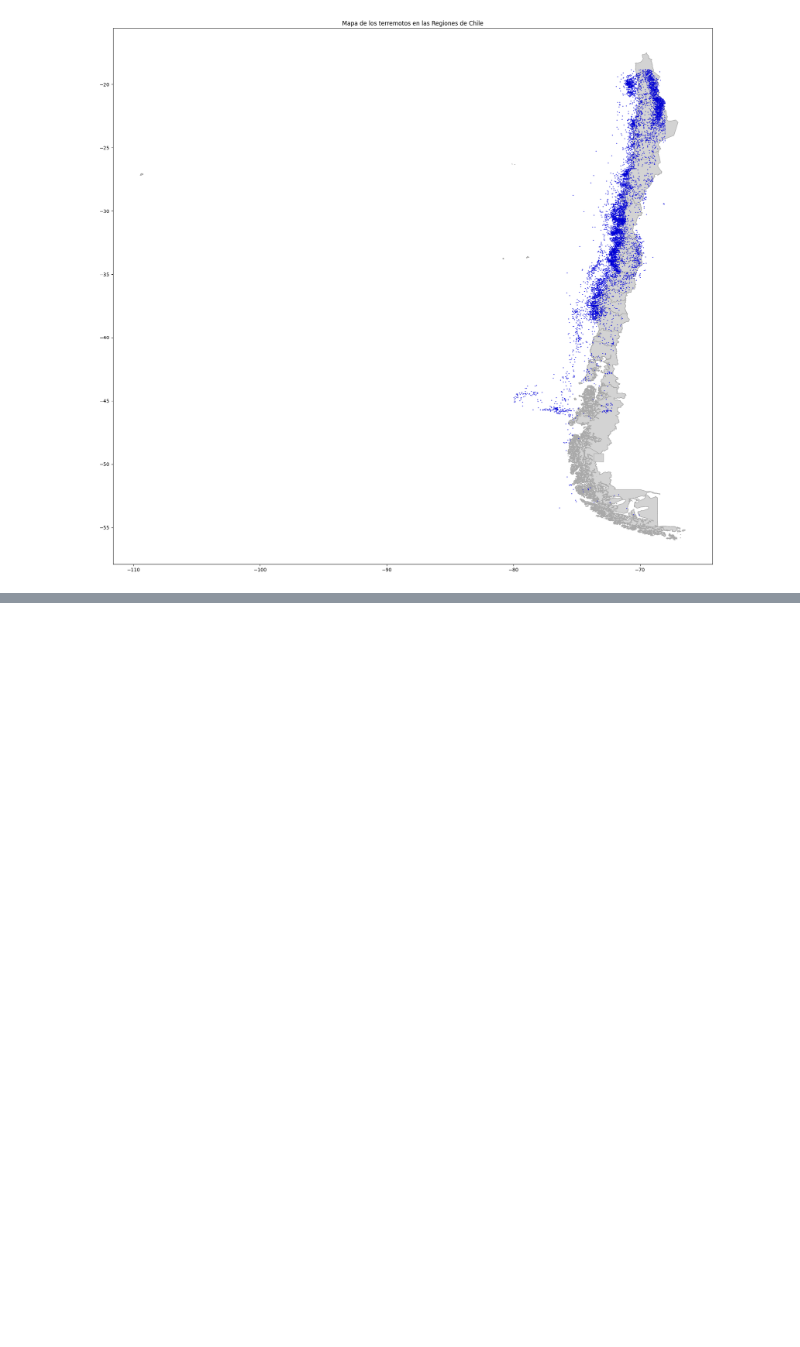
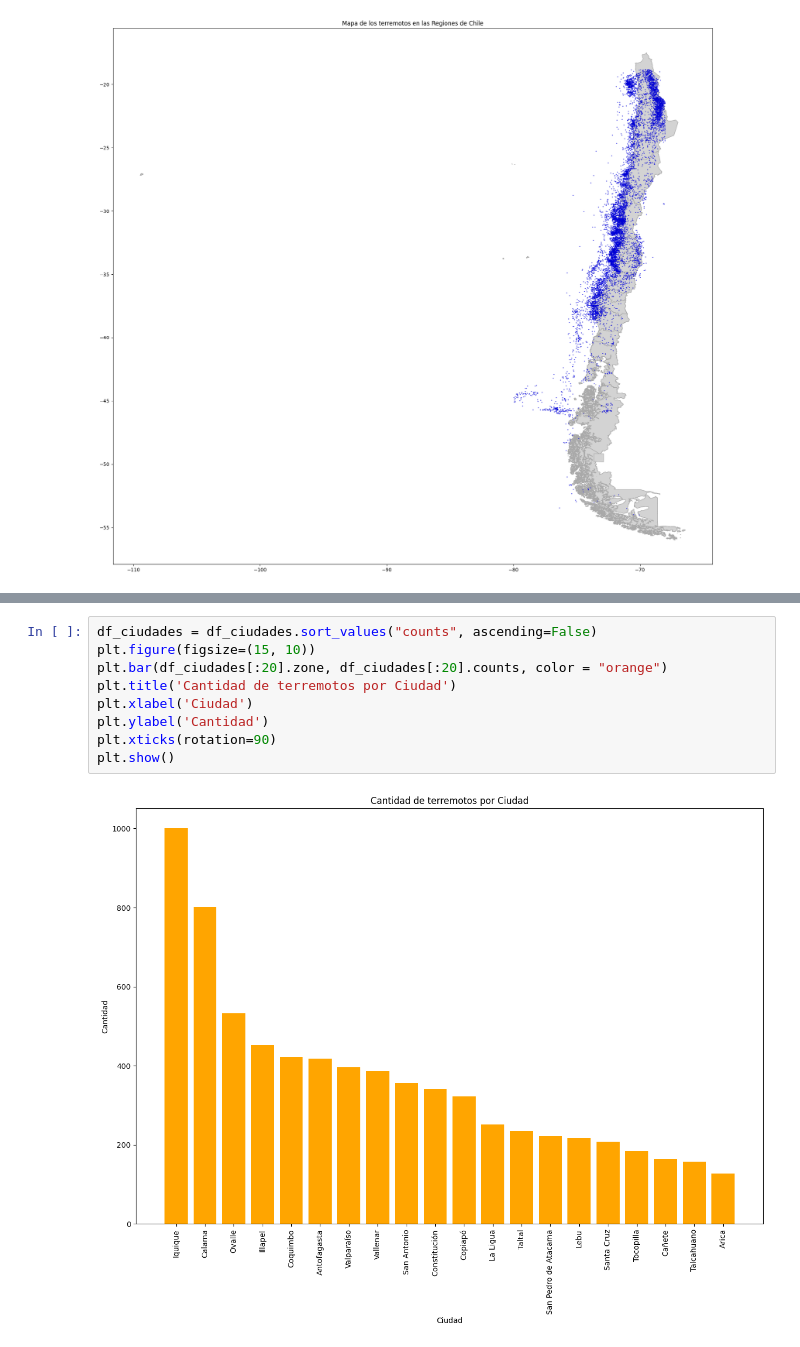
Before and after one commit to Skysilen-t/Proyecto-Ciencia-de-Datos, a Jupyter notebook: Propuesta y documento/Proyecto investigacion propuesta.ipynb, the cells around one changed output, grey strips where cells are left out. Cells and saved outputs as stored; diff of their text form; blank space fills up the shorter version.

```diff
--- a/Propuesta y documento/Proyecto investigacion propuesta.ipynb
+++ b/Propuesta y documento/Proyecto investigacion propuesta.ipynb
@@ -504,0 +577,11 @@ plt.show()
+# %%
+df_ciudades = df_ciudades.sort_values("counts", ascending=False)
+plt.figure(figsize=(15, 10))
+plt.bar(df_ciudades[:20].zone, df_ciudades[:20].counts, color = "orange")
+plt.title('Cantidad de terremotos por Ciudad')
+plt.xlabel('Ciudad')
+plt.ylabel('Cantidad')
+plt.xticks(rotation=90)
+plt.show()
+# %% [output]
+[figure, added]
```
Also changed, not shown: parts of 19 cells of this notebook.
